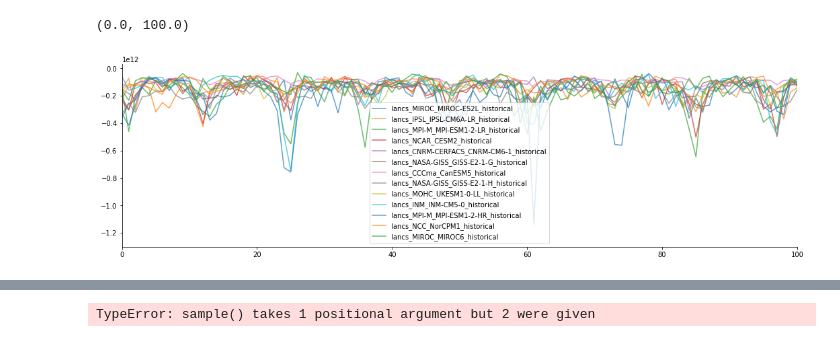
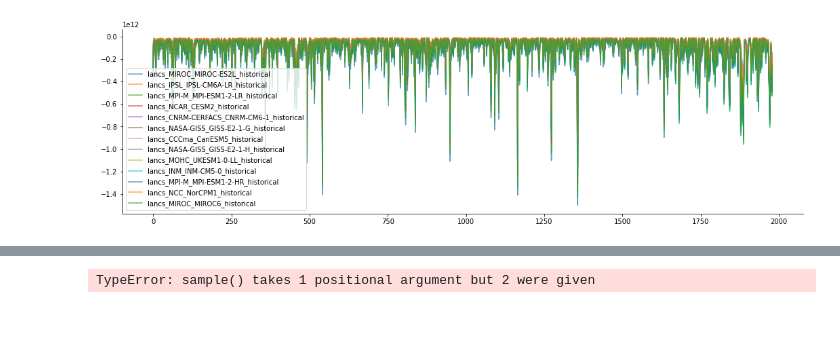
Before and after one commit to mattramos/bayesian_ensembling, a Jupyter notebook: nbs/empirical_distribution_learning.ipynb, the cells around one changed output, grey strips where cells are left out. Saved outputs shown, nothing was run; the diff lists cells and outputs as text; code cells hidden in the pictures.

```diff
--- a/nbs/empirical_distribution_learning.ipynb
+++ b/nbs/empirical_distribution_learning.ipynb
@@ -42,6 +40,7 @@ n_inducing = 400
 epochs = 1000
 log_freq = 50
 # %%
-obs_df = pd.read_csv("data/obs/Lancs_OBS.csv", index_col="time").values
-obs_df.shape
+obs_df = pd.read_csv("data/obs/Lancs_OBS.csv", index_col="time").iloc[:, :20]
+observations = ProcessModel(obs_df, model_name='Observations')
+obs_df.head()
 # %% [output]
@@ -70,40 +75,20 @@ assert all(pm_data.unstandardise_data(pm_data.standardise_data()) == df)
 standardisers = {}
 
 model_lls = {}
-mvns = {}
+models = []
 
 for mf, mn in zip(model_files, model_names):
     df = pd.read_csv(mf, index_col='time').drop('Unnamed: 0', axis=1)
     model_data = ProcessModel(df, mn)
-    # time = df.index
-    # if "Unnamed: 0" in df.columns:
-    #     df.drop(["Unnamed: 0"], axis=1, inplace=True)
 
     anomaly_data = ProcessModel(model_data.calculate_climatology(), mn)
-    realisations = jnp.array(df.values)
+    models.append(anomaly_data)
 
-    rsubset = realisations[: n_years * 12, :]
-    # mu = np.mean(rsubset)
-    # std = np.std(rsubset)
-    # rsubset_std = (rsubset - mu) / std
-
-    # temporal_mean = jnp.mean(rsubset_std, axis=1)
-    # temporal_mean = anomaly_data.temporal_mean
-    # covariance = jnp.cov(rsubset_std)
-    # covariance = anomaly_data.covariance
-    # assert covariance.shape[0] == rsubset.shape[0]
-    # L = jnp.linalg.cholesky(covariance + jnp.eye(covariance.shape[0]) * 1e-8)
-    # distribution = distrax.MultivariateNormalTri(temporal_mean, L)
     distribution = anomaly_data.as_multivariate_gaussian
-
-    # Store the distribution of the realisations
-    mvns[mn] = distribution
 
     lls = []
     log_likelihood = jit(lambda x: distribution.log_prob(x))
-    # for i in trange(rsubset_std.shape[1]):
-    #     lls.append(log_likelihood(rsubset_std[:, i].reshape(-1, 1)))
-    # model_lls[mn] = jnp.array(lls)
-    for realisation in anomaly_data:
+
+    for realisation in tqdm(observations):
         lls.append(log_likelihood(realisation.reshape(-1, 1)))
     model_lls[mn] = jnp.array(lls)
@@ -110,16 +97,15 @@ for mf, mn in zip(model_files, model_names):
 # %%
 fig, ax = plt.subplots(figsize=(18, 5))
 
 for model in model_lls.keys():
     lls = model_lls[model]
     ax.plot(jnp.mean(model_lls[model], axis=0), label=model, alpha=0.7)
 
 ax.legend(loc='best')
 sns.despine()
-ax.set_xlim(0, 100)
+# ax.set_xlim(0, 100)
 # %% [output]
-(0.0, 100.0)
-[figure, old version]
+[figure, new version]
 # %%
 mean_lls = {}
 for model in model_lls.keys():
```
Also changed, not shown: parts of 6 cells of this notebook, 6 other files.
